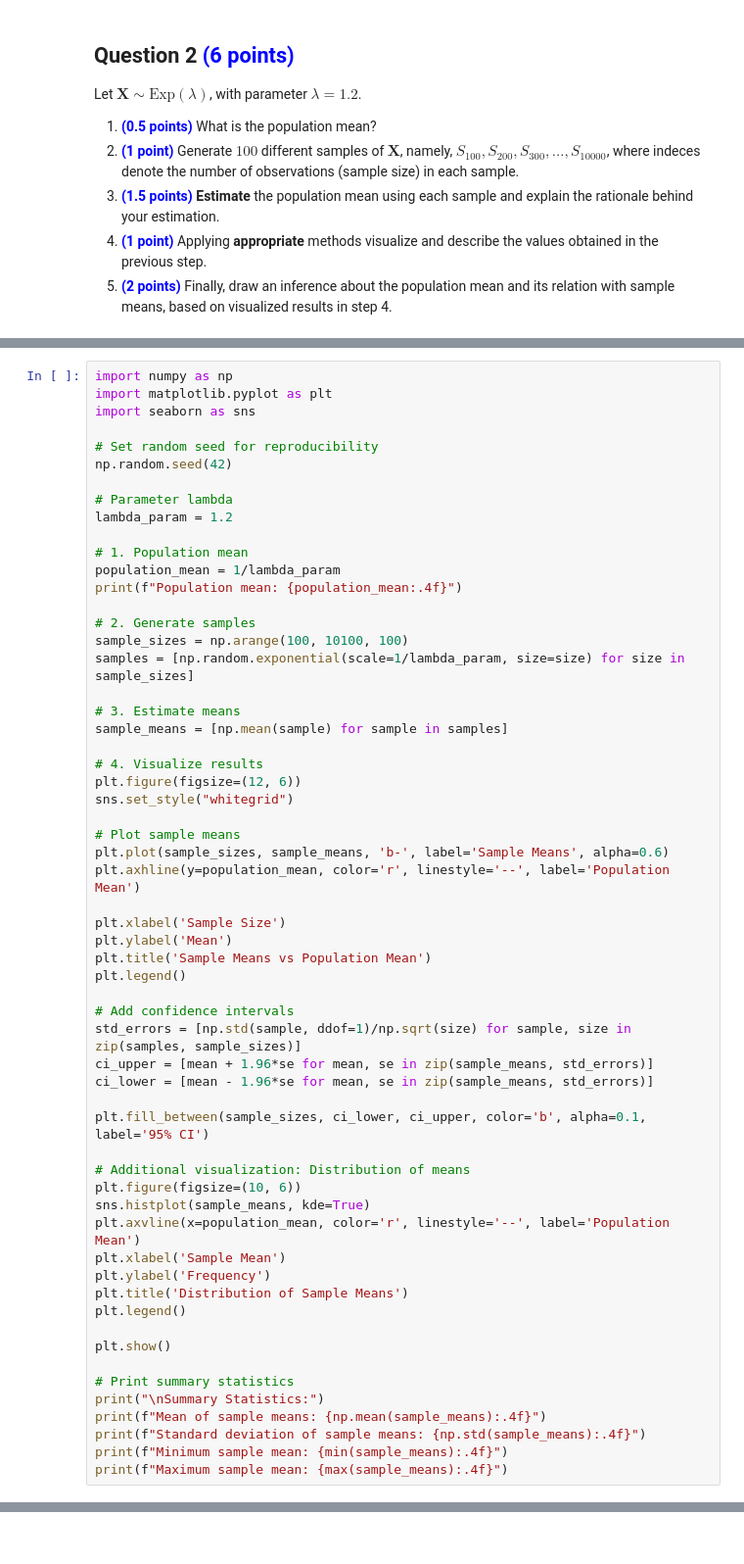
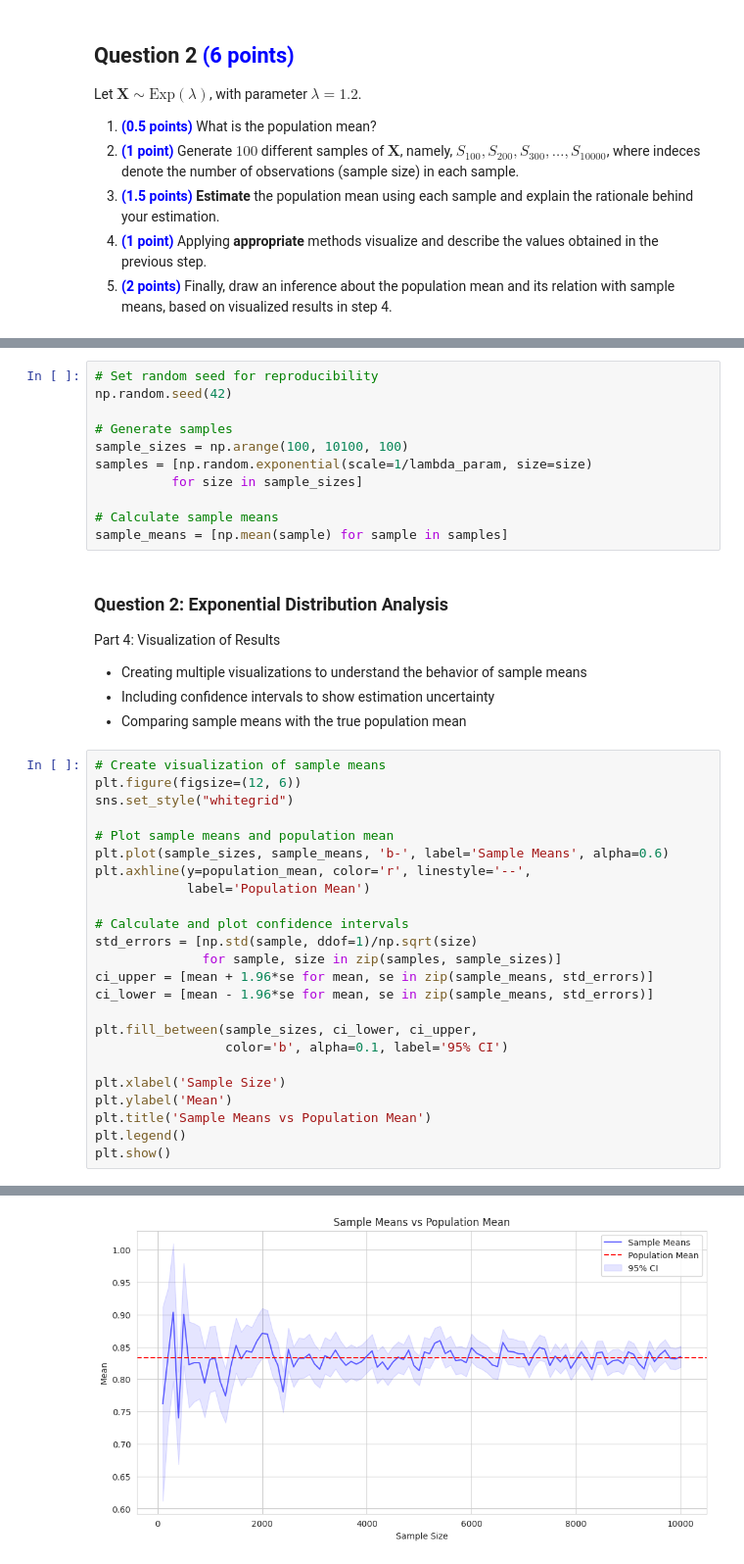
Before and after one commit to fsawadogo/Assignments, a Jupyter notebook: Assignment01.ipynb, the cells around one changed output, grey strips where cells are left out. Shown: that part at 98% size. Drawn from its saved outputs; the diff is of its cells as text.

```diff
--- a/Assignment01.ipynb
+++ b/Assignment01.ipynb
@@ -96,60 +126,42 @@ Let $\mathbf X\sim \mbox{Exp}(\lambda)$, with parameter $\lambda = 1.2$.
+# %%
+# Set random seed for reproducibility
+np.random.seed(42)
+
+# Generate samples
+sample_sizes = np.arange(100, 10100, 100)
+samples = [np.random.exponential(scale=1/lambda_param, size=size)
+          for size in sample_sizes]
+
+# Calculate sample means
+sample_means = [np.mean(sample) for sample in samples]
+# %% [markdown]
+### Question 2: Exponential Distribution Analysis
+Part 4: Visualization of Results
+- Creating multiple visualizations to understand the behavior of sample means
+- Including confidence intervals to show estimation uncertainty
+- Comparing sample means with the true population mean
 # %%
-import numpy as np
-import matplotlib.pyplot as plt
-import seaborn as sns
-
-# Set random seed for reproducibility
-np.random.seed(42)
-
-# Parameter lambda
-lambda_param = 1.2
-
-# 1. Population mean
-population_mean = 1/lambda_param
-print(f"Population mean: {population_mean:.4f}")
-
-# 2. Generate samples
-sample_sizes = np.arange(100, 10100, 100)
-samples = [np.random.exponential(scale=1/lambda_param, size=size) for size in sample_sizes]
-
-# 3. Estimate means
-sample_means = [np.mean(sample) for sample in samples]
-
-# 4. Visualize results
+# Create visualization of sample means
 plt.figure(figsize=(12, 6))
 sns.set_style("whitegrid")
 
-# Plot sample means
+# Plot sample means and population mean
 plt.plot(sample_sizes, sample_means, 'b-', label='Sample Means', alpha=0.6)
-plt.axhline(y=population_mean, color='r', linestyle='--', label='Population Mean')
+plt.axhline(y=population_mean, color='r', linestyle='--',
+            label='Population Mean')
+
+# Calculate and plot confidence intervals
+std_errors = [np.std(sample, ddof=1)/np.sqrt(size)
+              for sample, size in zip(samples, sample_sizes)]
+ci_upper = [mean + 1.96*se for mean, se in zip(sample_means, std_errors)]
+ci_lower = [mean - 1.96*se for mean, se in zip(sample_means, std_errors)]
+
+plt.fill_between(sample_sizes, ci_lower, ci_upper,
+                 color='b', alpha=0.1, label='95% CI')
 
 plt.xlabel('Sample Size')
 plt.ylabel('Mean')
 plt.title('Sample Means vs Population Mean')
 plt.legend()
-
-# Add confidence intervals
-std_errors = [np.std(sample, ddof=1)/np.sqrt(size) for sample, size in zip(samples, sample_sizes)]
-ci_upper = [mean + 1.96*se for mean, se in zip(sample_means, std_errors)]
-ci_lower = [mean - 1.96*se for mean, se in zip(sample_means, std_errors)]
-
-plt.fill_between(sample_sizes, ci_lower, ci_upper, color='b', alpha=0.1, label='95% CI')
-
-# Additional visualization: Distribution of means
-plt.figure(figsize=(10, 6))
-sns.histplot(sample_means, kde=True)
-plt.axvline(x=population_mean, color='r', linestyle='--', label='Population Mean')
-plt.xlabel('Sample Mean')
-plt.ylabel('Frequency')
-plt.title('Distribution of Sample Means')
-plt.legend()
-
 plt.show()
-
-# Print summary statistics
-print("\nSummary Statistics:")
-print(f"Mean of sample means: {np.mean(sample_means):.4f}")
-print(f"Standard deviation of sample means: {np.std(sample_means):.4f}")
-print(f"Minimum sample mean: {min(sample_means):.4f}")
-print(f"Maximum sample mean: {max(sample_means):.4f}")
 # %% [output]
@@ -168,0 +176 @@ Text(0.5, 1.0, 'Sample Means vs Population Mean')
+[figure, added]
```
Also changed, not shown: parts of 18 cells of this notebook.
